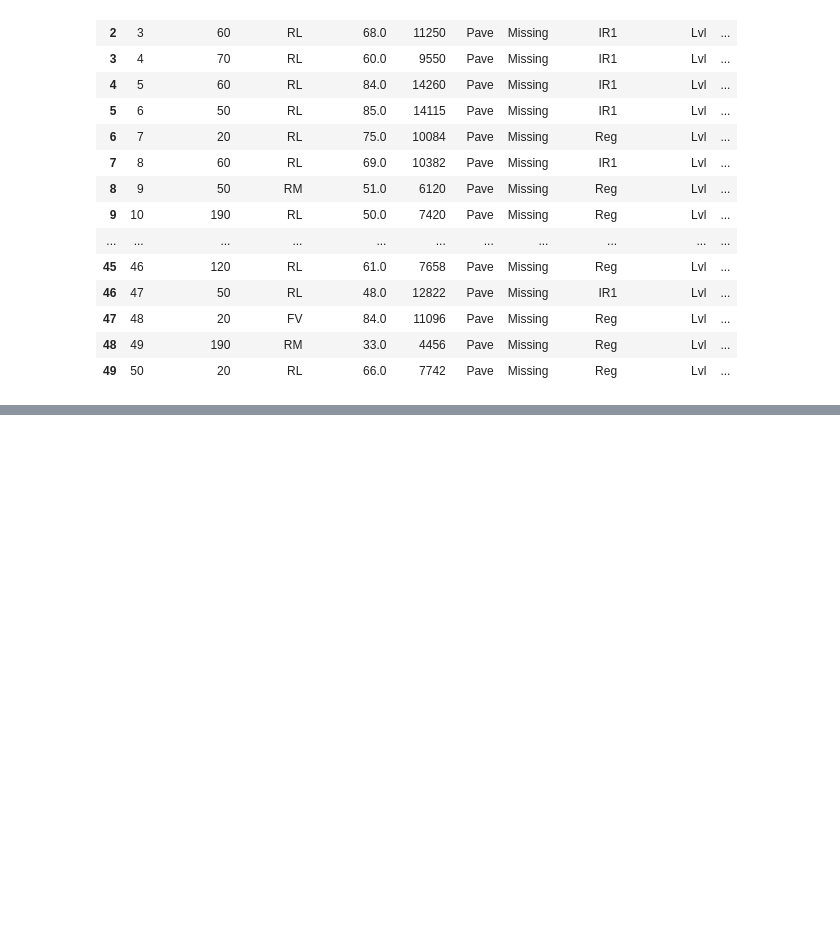
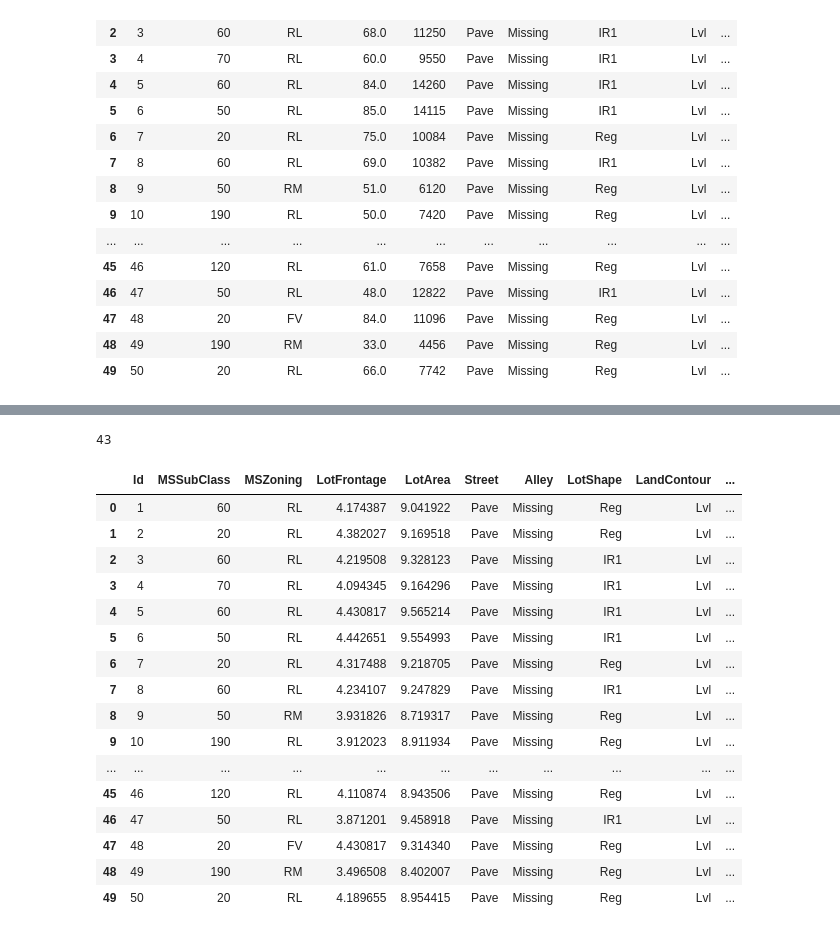
Before and after one commit to AnushkaJMokashi/Exploratory_Data_Analysis, a Jupyter notebook: Feature Engineering.ipynb, the cells around one changed output, grey strips where cells are left out. Saved outputs shown, nothing was run; the diff lists cells and outputs as text; code cells hidden in the pictures; blank space fills up the shorter version.

```diff
--- a/Feature Engineering.ipynb
+++ b/Feature Engineering.ipynb
@@ -172,0 +185,7 @@ dataset[['YearBuilt','YearRemodAdd','GarageYrBlt']].head()
+# %%
+## gaussian or normal distribution or log normal distribution
+import numpy as np
+num_features = ['LotFrontage','LotArea','1stFlrSF','2ndFlrSF','GrLivArea','SalePrice']
+
+for feature in num_features:
+    dataset[feature] = np.log(dataset[feature])
@@ -172,0 +207,2 @@ dataset[['YearBuilt','YearRemodAdd','GarageYrBlt']].head()
+# %%
+categorical_features=[feature for feature in dataset.columns if dataset[feature].dtype=='O']
@@ -172,0 +229,30 @@ dataset[['YearBuilt','YearRemodAdd','GarageYrBlt']].head()
+# %%
+len(categorical_features)
+# %% [output]
+43
+# %%
+## to get the percentage of each feature with respect to the whole dataset
+for feature in categorical_features:
+    temp = dataset.groupby(feature)['SalePrice'].count()/len(dataset)
+    temp_df = temp[temp>0.01].index
+    dataset[feature]=np.where(dataset[feature].isin(temp_df),dataset[feature],'Rare_var')
+# %%
+dataset.head(50)
+# %% [output]
+|  | Id | MSSubClass | MSZoning | LotFrontage | LotArea | Street | Alley | LotShape | LandContour | ... |
+| 0 | 1 | 60 | RL | 4.174387 | 9.041922 | Pave | Missing | Reg | Lvl | ... |
+| 1 | 2 | 20 | RL | 4.382027 | 9.169518 | Pave | Missing | Reg | Lvl | ... |
+| 2 | 3 | 60 | RL | 4.219508 | 9.328123 | Pave | Missing | IR1 | Lvl | ... |
+| 3 | 4 | 70 | RL | 4.094345 | 9.164296 | Pave | Missing | IR1 | Lvl | ... |
+| 4 | 5 | 60 | RL | 4.430817 | 9.565214 | Pave | Missing | IR1 | Lvl | ... |
+| 5 | 6 | 50 | RL | 4.442651 | 9.554993 | Pave | Missing | IR1 | Lvl | ... |
+| 6 | 7 | 20 | RL | 4.317488 | 9.218705 | Pave | Missing | Reg | Lvl | ... |
+| 7 | 8 | 60 | RL | 4.234107 | 9.247829 | Pave | Missing | IR1 | Lvl | ... |
+| 8 | 9 | 50 | RM | 3.931826 | 8.719317 | Pave | Missing | Reg | Lvl | ... |
+| 9 | 10 | 190 | RL | 3.912023 | 8.911934 | Pave | Missing | Reg | Lvl | ... |
+| ... | ... | ... | ... | ... | ... | ... | ... | ... | ... | ... |
+| 45 | 46 | 120 | RL | 4.110874 | 8.943506 | Pave | Missing | Reg | Lvl | ... |
+| 46 | 47 | 50 | RL | 3.871201 | 9.458918 | Pave | Missing | IR1 | Lvl | ... |
+| 47 | 48 | 20 | FV | 4.430817 | 9.314340 | Pave | Missing | Reg | Lvl | ... |
+| 48 | 49 | 190 | RM | 3.496508 | 8.402007 | Pave | Missing | Reg | Lvl | ... |
+| 49 | 50 | 20 | RL | 4.189655 | 8.954415 | Pave | Missing | Reg | Lvl | ... |
```
Also changed, not shown: parts of 15 cells of this notebook.
